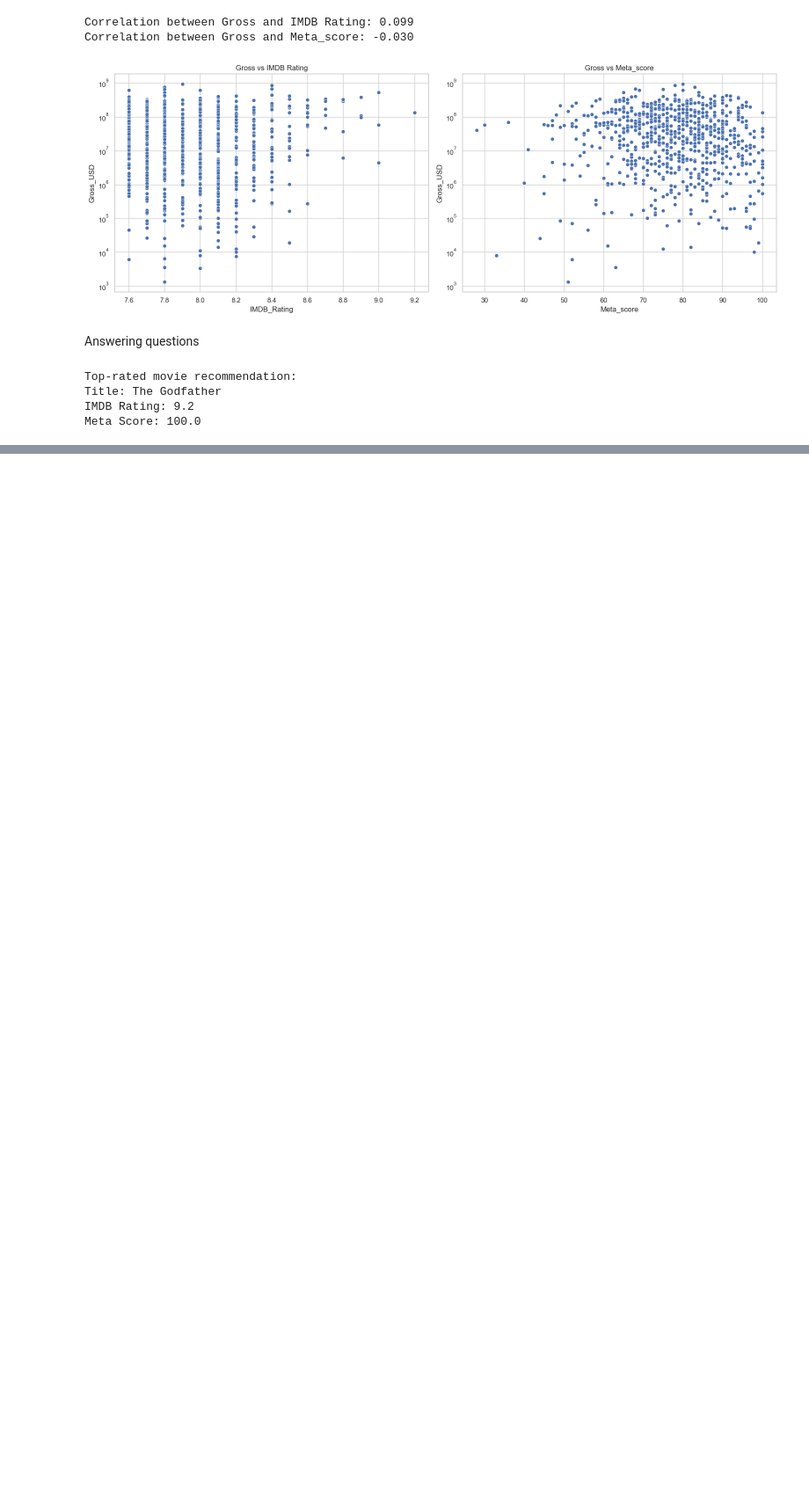
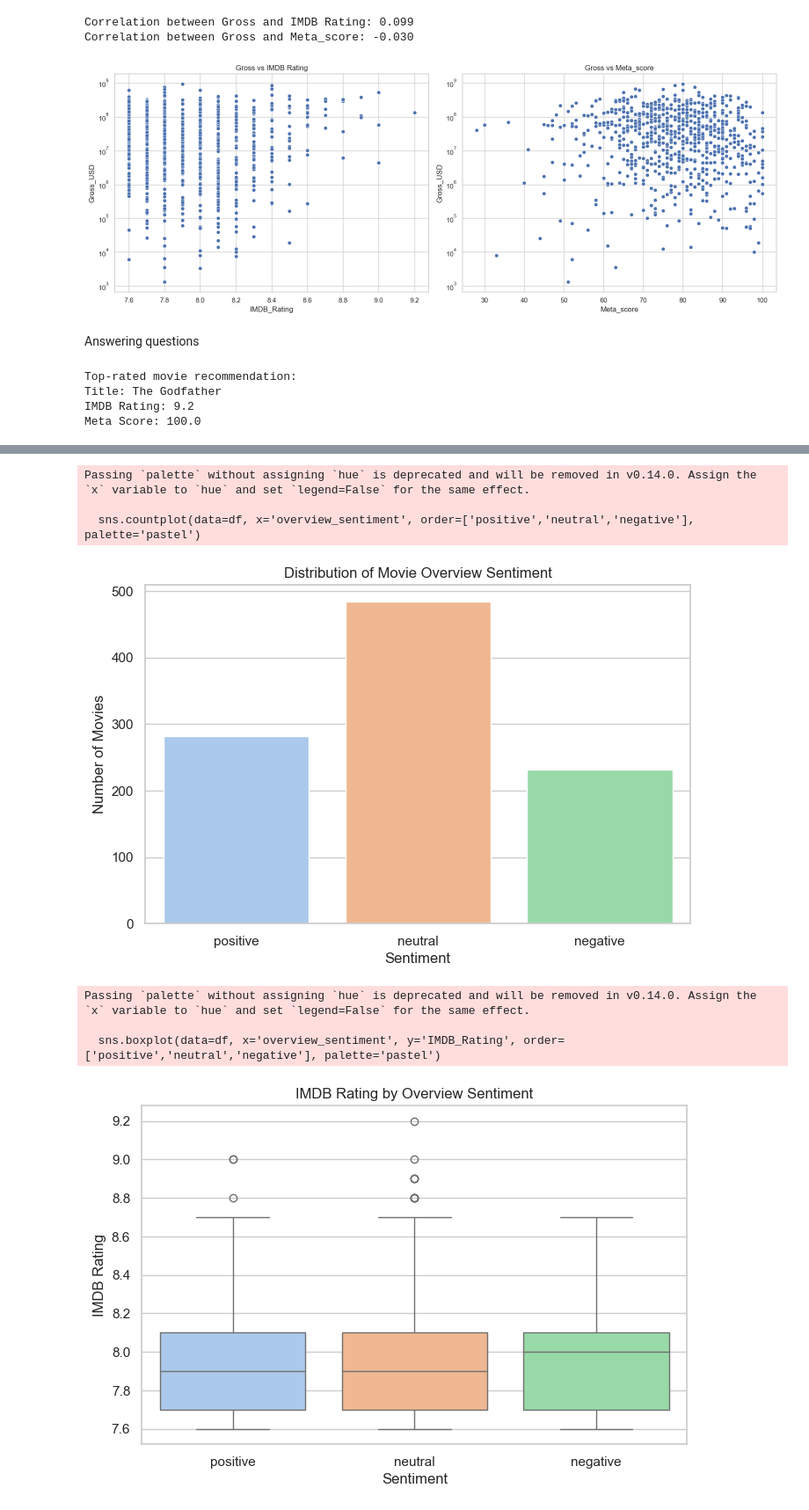
Before and after one commit to mariajuliapessoa/pproductions_imdb_model_lh_cd, a Jupyter notebook: notebooks/EDA.ipynb, the cells around one changed output, grey strips where cells are left out. Shown at 88% size. Saved outputs shown, nothing was run; the diff lists cells and outputs as text; code cells hidden in the pictures; blank space fills up the shorter version.

```diff
--- a/notebooks/EDA.ipynb
+++ b/notebooks/EDA.ipynb
@@ -651,0 +665,70 @@ def revenue_correlation_analysis(df: pd.DataFrame):
+# %%
+# Feature Engineering & Overview Analysis
+
+import pandas as pd
+import seaborn as sns
+import matplotlib.pyplot as plt
+from textblob import TextBlob
+from wordcloud import WordCloud
+
+# 1️⃣ Extract features from Overview
+
+# Word count
+df['overview_word_count'] = df['Overview'].apply(lambda x: len(str(x).split()) if pd.notna(x) else 0)
+
+# Sentiment analysis using TextBlob
+def get_sentiment(text):
+    if pd.isna(text) or not text.strip():
+        return 'neutral'
+    polarity = TextBlob(text).sentiment.polarity
+    if polarity > 0.1:
+        return 'positive'
+    elif polarity < -0.1:
+        return 'negative'
+    else:
+        return 'neutral'
+
+df['overview_sentiment'] = df['Overview'].apply(get_sentiment)
+
+# 2️⃣ Visualizations
+
+# Distribution of Sentiments
+plt.figure(figsize=(8,5))
+sns.countplot(data=df, x='overview_sentiment', order=['positive','neutral','negative'], palette='pastel')
+plt.title('Distribution of Movie Overview Sentiment')
+plt.xlabel('Sentiment')
+plt.ylabel('Number of Movies')
+plt.show()
+
+# Sentiment vs IMDB Rating
+plt.figure(figsize=(8,5))
+sns.boxplot(data=df, x='overview_sentiment', y='IMDB_Rating', order=['positive','neutral','negative'], palette='pastel')
+plt.title('IMDB Rating by Overview Sentiment')
+plt.xlabel('Sentiment')
+plt.ylabel('IMDB Rating')
+plt.show()
+
+# Wordcloud per Sentiment
+for sentiment in ['positive','neutral','negative']:
+    text = ' '.join(df[df['overview_sentiment']==sentiment]['Overview'].dropna())
+    if text:  # skip empty sentiment groups
+        wordcloud = WordCloud(width=800, height=400, background_color='white', colormap='Pastel1').generate(text)
+        plt.figure(figsize=(10,5))
+        plt.imshow(wordcloud, interpolation='bilinear')
+        plt.axis('off')
+        plt.title(f'Most Frequent Words in {sentiment.capitalize()} Overviews')
+        plt.show()
+
+# 3️⃣ Optional: Insights from numeric features
+overview_summary = df.groupby('overview_sentiment')['IMDB_Rating'].agg(['count','mean','median'])
+print("Overview Sentiment vs IMDB Rating:")
+print(overview_summary)
+# %% [output]
+Passing `palette` without assigning `hue` is deprecated and will be removed in v0.14.0. Assign the `x` variable to `hue` and set `legend=False` for the same effect.
+
+  sns.countplot(data=df, x='overview_sentiment', order=['positive','neutral','negative'], palette='pastel')
+[figure, added]
+Passing `palette` without assigning `hue` is deprecated and will be removed in v0.14.0. Assign the `x` variable to `hue` and set `legend=False` for the same effect.
+
+  sns.boxplot(data=df, x='overview_sentiment', y='IMDB_Rating', order=['positive','neutral','negative'], palette='pastel')
+[figure, added]
```
Also changed, not shown: parts of 4 cells of this notebook, 7 other files.
